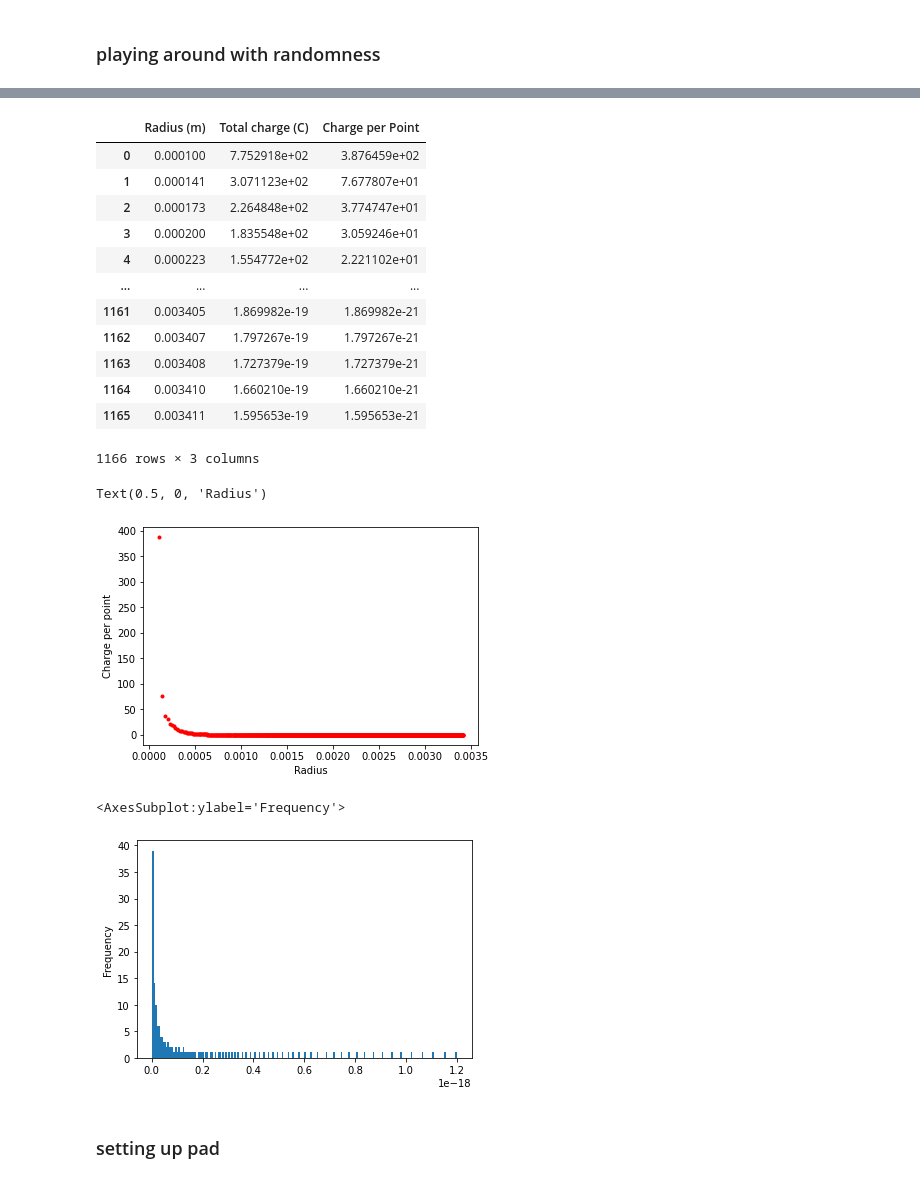
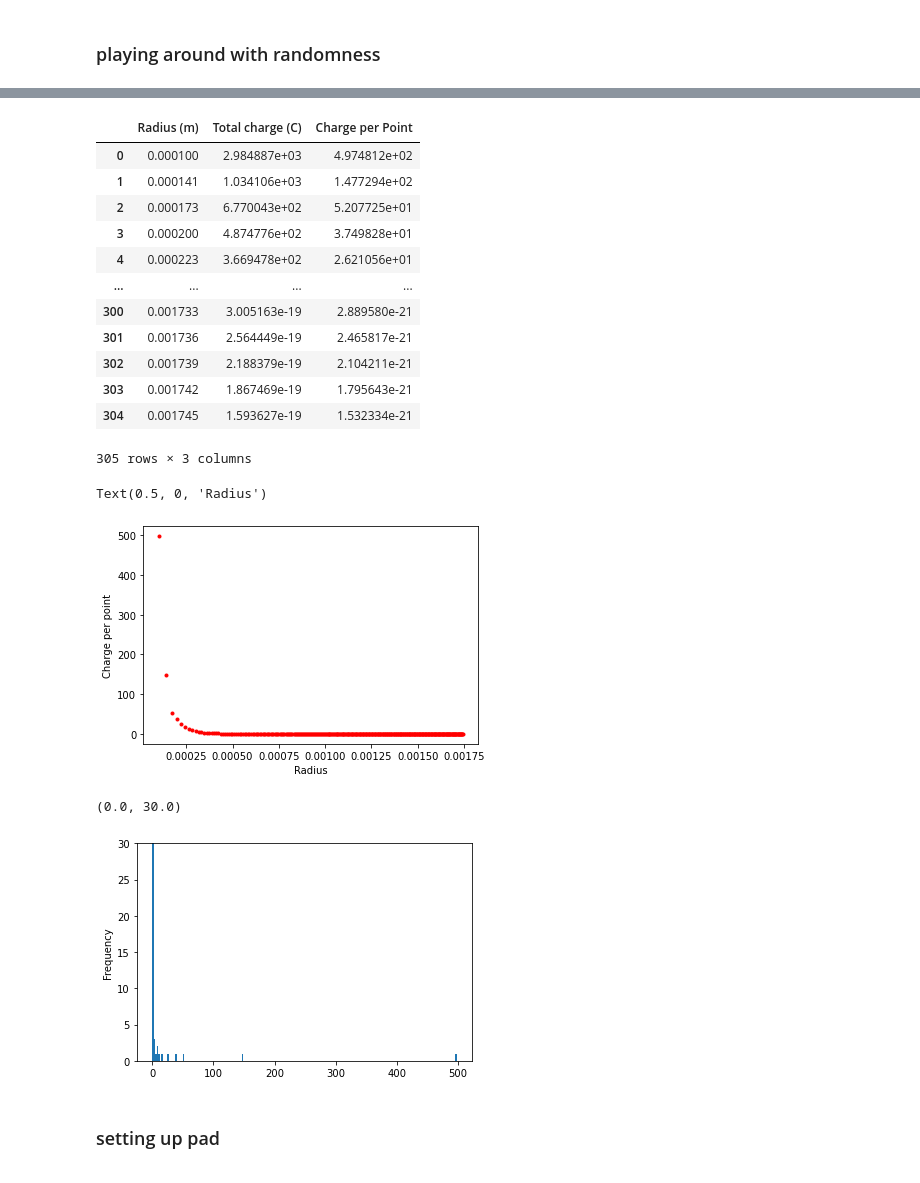
Before and after one commit to AriAtari/ChargeSeparation, a Jupyter notebook: Changing_radii.ipynb, the cells around one changed output, grey strips where cells are left out. Cells and saved outputs as stored; diff of their text form; code cells hidden in the pictures.

```diff
--- a/Changing_radii.ipynb
+++ b/Changing_radii.ipynb
@@ -14,7 +14,7 @@ inta.quad(lambda x: x**2,0,1)
 ## * Finding $R_{max}$
 # %%
 Nq = 200 #gain is 200 MeV
-R = 2.5e+6 # Surface resistivity (ohm/square)
+R = 10e+6 # Surface resistivity (ohm/square)
 d = 100e-6 # Anode-readout plane separation (m)
 eps_0 = 8.854e-12 # Permittivity of a vacuum (F/m)
 k_1 = 3.3 # Relative permittivity of dielectric material (glue)
@@ -120,8 +116,8 @@ ChangeR
 # %% [markdown]
 ### Changing Area
 # %%
-#our final radius should be 0.00365 as that is close to where the charge is essencially of that of an electron
-R = 0.00365 #m
+#our final radius should be 0.0019 as that is close to where the charge is essencially of that of an electron
+R = 0.0019 #m
 Segments = 1335 # number of segments with equal area pi*0.1^2
 Ar=np.array([])
 for ith in np.arange(0,Segments,1):
@@ -212,7 +314,7 @@ plt.show()
 ## plotting points
 # %%
 points = 120
-rmax = 0.003411
+rmax = 0.001745
 ppa = 10 #number of points per annulie
 valuesr = np.linspace(0.00001,rmax,int(points/ppa))
 pirange = np.linspace(0.00001,2*np.pi,int(ppa))
@@ -285,7 +389,7 @@ Charging[Charging != 0].plot.hist(bins=200)
 ### playing around with randomness
 # %%
 points = 200
-rmax = 0.003411
+rmax = 0.001745
 rrange = np.random.uniform(-rmax,rmax,points)
 xtest = rrange*np.cos(np.random.uniform(0,np.pi,points))
 ytest = rrange*np.sin(np.random.uniform(0,np.pi,points))
@@ -314,31 +418,32 @@ changeAtest["Charge per Point"] = cpptest
 changeAtest
 # %% [output]
 |  | Radius (m) | Total charge (C) | Charge per Point |
-| 0 | 0.000100 | 7.752918e+02 | 3.876459e+02 |
-| 1 | 0.000141 | 3.071123e+02 | 7.677807e+01 |
-| 2 | 0.000173 | 2.264848e+02 | 3.774747e+01 |
-| 3 | 0.000200 | 1.835548e+02 | 3.059246e+01 |
-| 4 | 0.000223 | 1.554772e+02 | 2.221102e+01 |
+| 0 | 0.000100 | 2.984887e+03 | 4.974812e+02 |
+| 1 | 0.000141 | 1.034106e+03 | 1.477294e+02 |
+| 2 | 0.000173 | 6.770043e+02 | 5.207725e+01 |
+| 3 | 0.000200 | 4.874776e+02 | 3.749828e+01 |
+| 4 | 0.000223 | 3.669478e+02 | 2.621056e+01 |
 | ... | ... | ... | ... |
-| 1161 | 0.003405 | 1.869982e-19 | 1.869982e-21 |
-| 1162 | 0.003407 | 1.797267e-19 | 1.797267e-21 |
-| 1163 | 0.003408 | 1.727379e-19 | 1.727379e-21 |
-| 1164 | 0.003410 | 1.660210e-19 | 1.660210e-21 |
-| 1165 | 0.003411 | 1.595653e-19 | 1.595653e-21 |
+| 300 | 0.001733 | 3.005163e-19 | 2.889580e-21 |
+| 301 | 0.001736 | 2.564449e-19 | 2.465817e-21 |
+| 302 | 0.001739 | 2.188379e-19 | 2.104211e-21 |
+| 303 | 0.001742 | 1.867469e-19 | 1.795643e-21 |
+| 304 | 0.001745 | 1.593627e-19 | 1.532334e-21 |
-1166 rows × 3 columns
+305 rows × 3 columns
 # %%
 plt.plot(changeAtest.loc[:,"Radius (m)"],changeAtest.loc[:,"Charge per Point"],".r")
 plt.ylabel("Charge per point")
 plt.xlabel("Radius")
 # %% [output]
 Text(0.5, 0, 'Radius')
-[figure, old version]
+[figure, new version]
 # %%
-Charging = changeAtest.loc[1000:,"Charge per Point"]
+Charging = changeAtest.loc[:,"Charge per Point"]
 Charging[Charging != 0].plot.hist(bins=200)
+plt.ylim(0,30)
 # %% [output]
-<AxesSubplot:ylabel='Frequency'>
+(0.0, 30.0)
-[figure, old version]
+[figure, new version]
 # %% [markdown]
 ### setting up pad
 # %%
```
Also changed, not shown: parts of 30 cells of this notebook.
